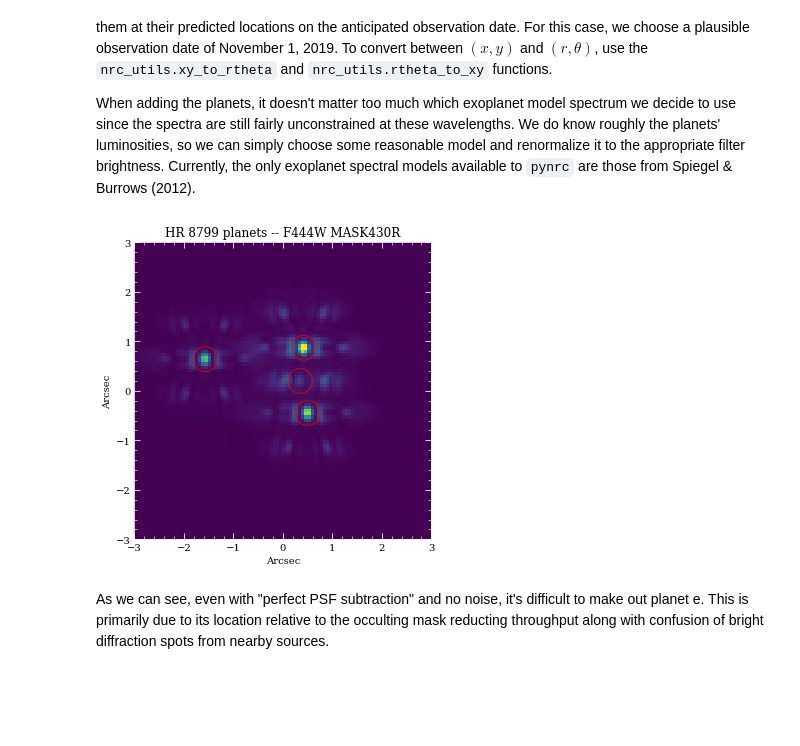
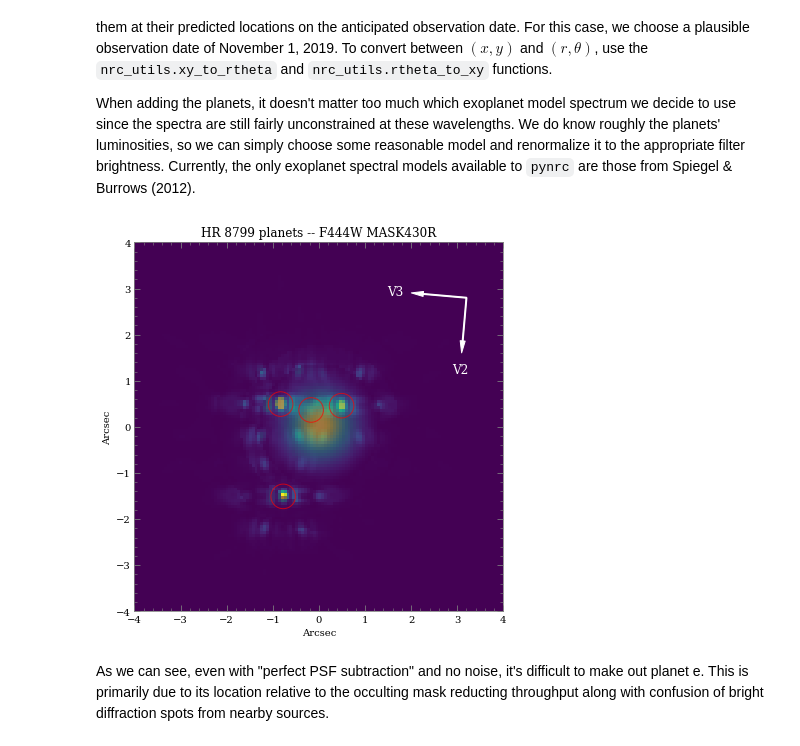
Before and after one commit to JarronL/pynrc, a Jupyter notebook: docs/tutorials/Coronagraph_Basics.ipynb, the cells around one changed output. Drawn from its saved outputs; the diff is of its cells as text; code cells hidden in the pictures; blank space fills up the shorter version.

```diff
--- a/docs/tutorials/Coronagraph_Basics.ipynb
+++ b/docs/tutorials/Coronagraph_Basics.ipynb
@@ -193,40 +196,59 @@ for i, loc in enumerate(loc_list):
                    renorm_args=(pmags[i], 'vegamag', obs.bandpass))
 # %%
 # Generate and plot a noiseless slope image to make sure things look right
-im_planets = obs.gen_planets_image()
+PA1 = 85
+im_planets = obs.gen_planets_image(PA_offset=PA1)
 # %%
 from matplotlib.patches import Circle
+from pynrc.nrc_utils import (coron_ap_locs, build_mask_detid, fshift, pad_or_cut_to_size)
 
-fig, ax = plt.subplots(figsize=(5,5))
+fig, ax = plt.subplots(figsize=(6,6))
 
 xasec = obs.det_info['xpix'] * obs.pix_scale
 yasec = obs.det_info['ypix'] * obs.pix_scale
 extent = [-xasec/2, xasec/2, -yasec/2, yasec/2]
+xylim = 4
 
 vmin = 0
-vmax = 0.75*im_planets.max()
+vmax = 0.5*im_planets.max()
 ax.imshow(im_planets, extent=extent, vmin=vmin, vmax=vmax)
 
+# Overlay the coronagraphic mask
+detid = obs.Detectors[0].detid
+im_mask = obs.mask_images[detid]
+# Do some masked transparency overlays
+masked = np.ma.masked_where(im_mask>0.99, im_mask)
+ax.imshow(1-masked, extent=extent, alpha=0.5)
+#ax.imshow(1-masked, extent=extent, alpha=0.3, cmap='Greys', vmin=-1)
+
+xc_off = obs.bar_offset
 for loc in loc_list:
-    circle = Circle(loc, 0.25, alpha=0.7, lw=1, edgecolor='red', facecolor='none')
+    xc, yc = loc
+    xc, yc = nrc_utils.xy_rot(xc, yc, PA1)
+    xc += xc_off
+    circle = Circle((xc,yc), radius=xylim/15., alpha=0.7, lw=1, edgecolor='red', facecolor='none')
     ax.add_artist(circle)
 
-ax.set_xlim([-3,3])
-ax.set_ylim([-3,3])
+xlim = ylim = np.array([-1,1])*xylim
+xlim = xlim + xc_off
+ax.set_xlim(xlim)
+ax.set_ylim(ylim)
 
 ax.set_xlabel('Arcsec')
 ax.set_ylabel('Arcsec')
 
 ax.set_title('{} planets -- {} {}'.format(sp_sci.name, obs.filter, obs.mask))
 
-ax.tick_params(axis='both', color='white', which='both')
+color = 'grey'
+ax.tick_params(axis='both', color=color, which='both')
 for k in ax.spines.keys():
-    ax.spines[k].set_color('white')
+    ax.spines[k].set_color(color)
 
+nrc_utils.plotAxes(ax, width=1, headwidth=5, alength=0.15, angle=PA1, position=(0.9,0.85))
 
 fig.tight_layout()
 # %% [output]
-[figure, old version]
+[figure, new version]
 # %% [markdown]
 As we can see, even with "perfect PSF subtraction" and no noise, it's difficult to make out planet e. This is primarily due to its location relative to the occulting mask reducting throughput along with confusion of bright diffraction spots from nearby sources.
 # %% [markdown]
```
Also changed, not shown: parts of 8 cells of this notebook, 4 other files.
